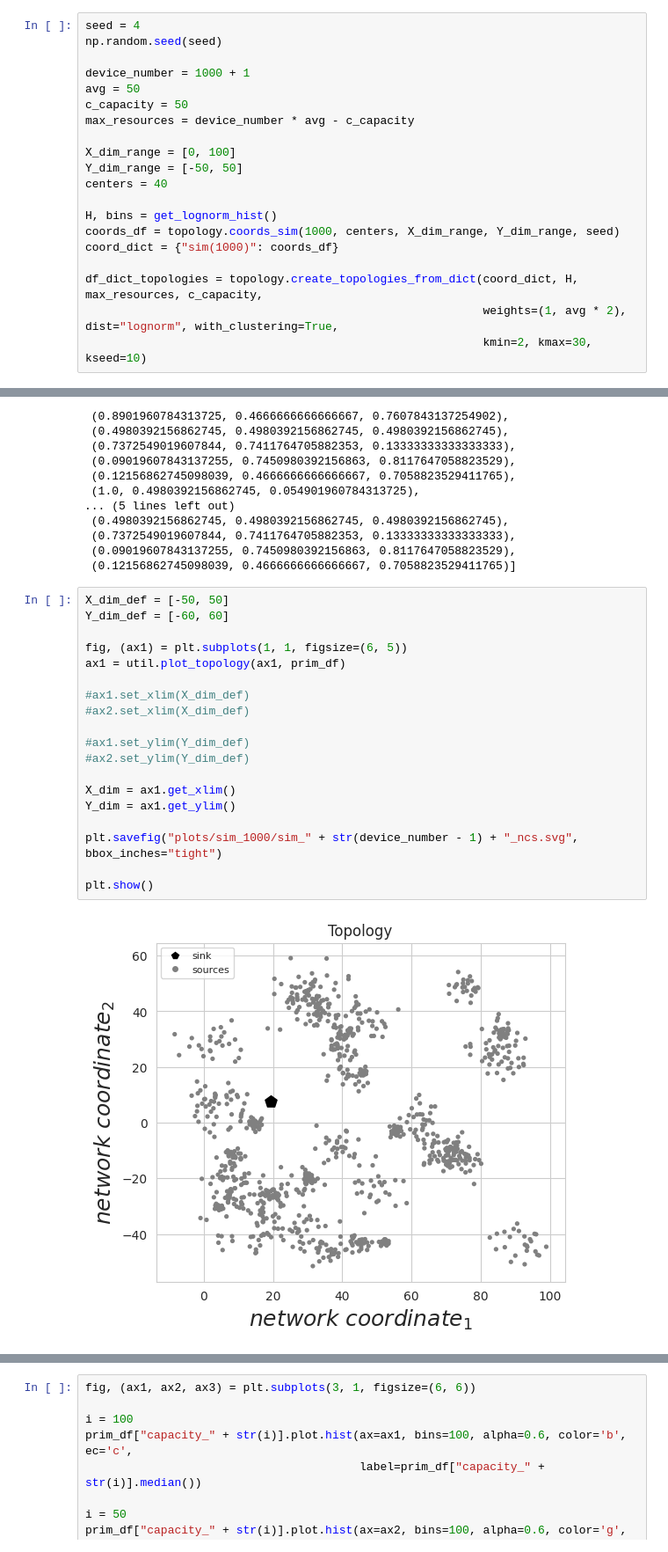
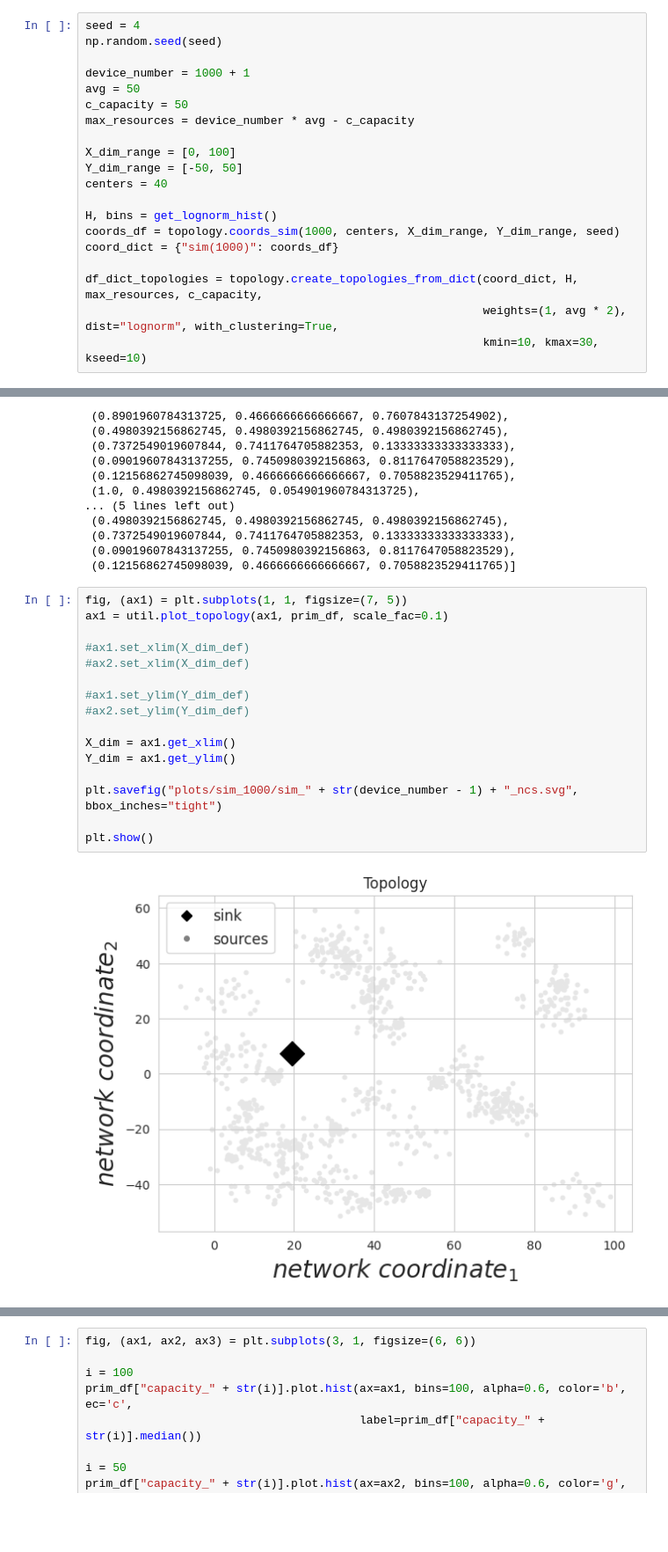
Before and after one commit to xchatzil/NEMO, a Jupyter notebook: notebooks/ASimulations.ipynb, the cells around one changed output, grey strips where cells are left out. Shown at 88% size. Cells and saved outputs as stored; diff of their text form; blank space fills up the shorter version.

```diff
--- a/notebooks/ASimulations.ipynb
+++ b/notebooks/ASimulations.ipynb
@@ -38,7 +41,7 @@ coord_dict = {"sim(1000)": coords_df}
 
 df_dict_topologies = topology.create_topologies_from_dict(coord_dict, H, max_resources, c_capacity,
                                                           weights=(1, avg * 2), dist="lognorm", with_clustering=True,
-                                                          kmin=2, kmax=30, kseed=10)
+                                                          kmin=10, kmax=30, kseed=10)
 # %% [output]
 Creating df for sim(1000)
 Optimal k is 21
@@ -90,24 +93,21 @@ Required: 6588 Available: 50050
  (0.09019607843137255, 0.7450980392156863, 0.8117647058823529),
  (0.12156862745098039, 0.4666666666666667, 0.7058823529411765)]
 # %%
-X_dim_def = [-50, 50]
-Y_dim_def = [-60, 60]
-
-fig, (ax1) = plt.subplots(1, 1, figsize=(6, 5))
-ax1 = util.plot_topology(ax1, prim_df)
+fig, (ax1) = plt.subplots(1, 1, figsize=(7, 5))
+ax1 = util.plot_topology(ax1, prim_df, scale_fac=0.1)
 
 #ax1.set_xlim(X_dim_def)
 #ax2.set_xlim(X_dim_def)
 
 #ax1.set_ylim(Y_dim_def)
 #ax2.set_ylim(Y_dim_def)
 
 X_dim = ax1.get_xlim()
 Y_dim = ax1.get_ylim()
 
 plt.savefig("plots/sim_1000/sim_" + str(device_number - 1) + "_ncs.svg", bbox_inches="tight")
 
 plt.show()
 # %% [output]
-[figure, old version]
+[figure, new version]
 # %%
```
Also changed, not shown: parts of 13 cells of this notebook, 5 other files.
